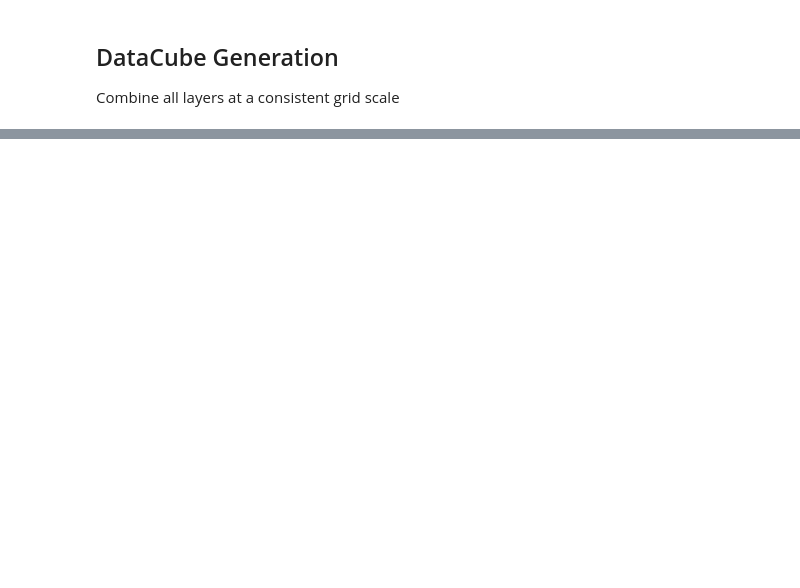
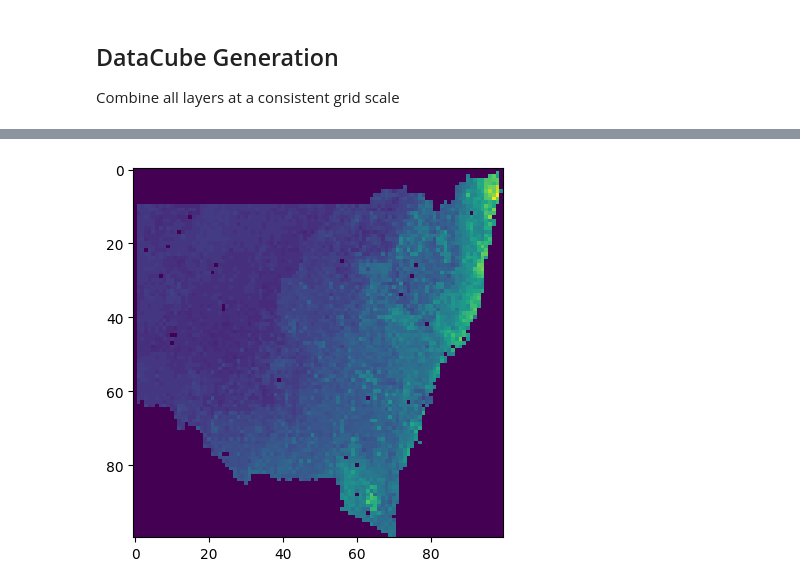
Before and after one commit to aus-plant-phenomics-network/mccn-case-studies, a Jupyter notebook: Case 3/MCCN-CASE 3.ipynb, the cells around one changed output, grey strips where cells are left out. Saved outputs shown, nothing was run; the diff lists cells and outputs as text; code cells hidden in the pictures; blank space fills up the shorter version.

```diff
--- a/Case 3/MCCN-CASE 3.ipynb
+++ b/Case 3/MCCN-CASE 3.ipynb
@@ -65,0 +81,6 @@ Combine all layers at a consistent grid scale
+# %%
+import matplotlib.pyplot as plt
+plt.imshow(all_data.soc_0_30_mean.values[1, :, :])
+plt.show()
+# %% [output]
+[figure, added]
```
Also changed, not shown: parts of 19 cells of this notebook.
